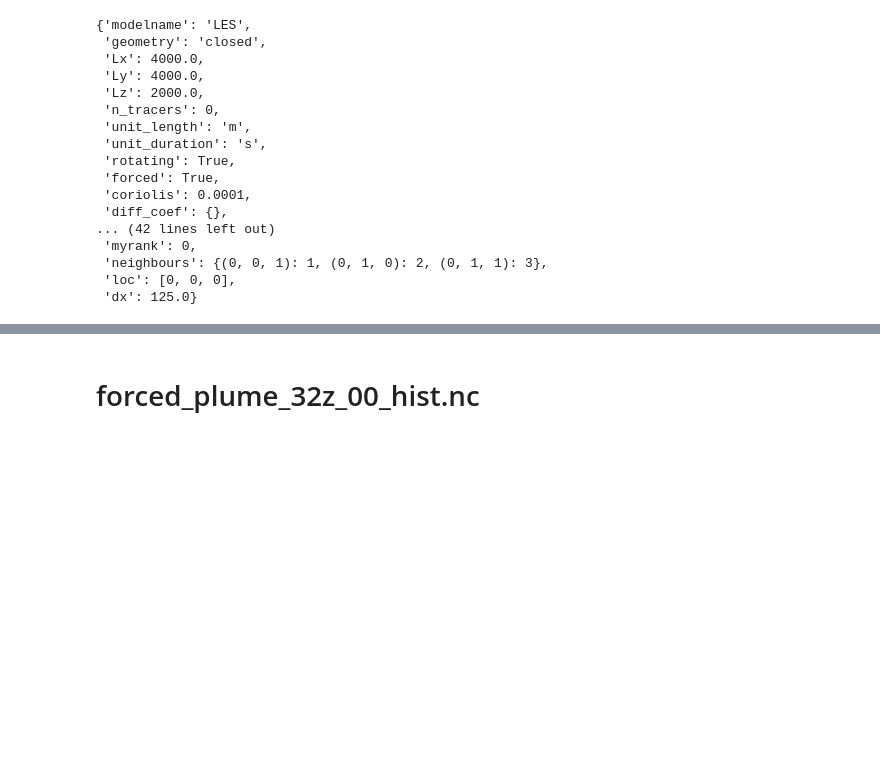
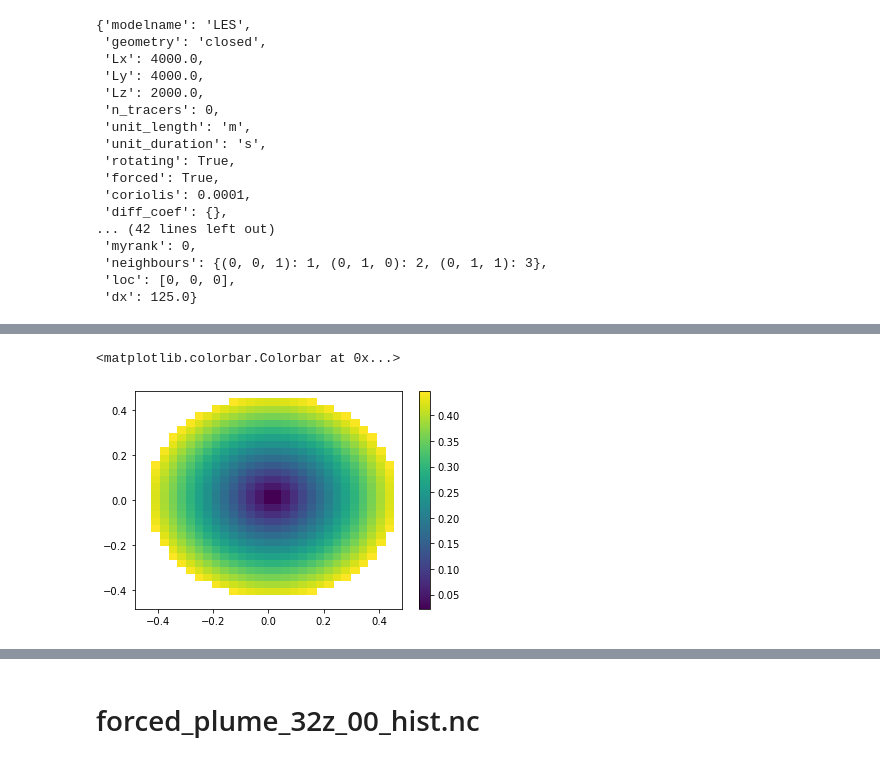
Before and after one commit to cpierard/Nyles, a Jupyter notebook: notebooks/Fluxes.ipynb, the cells around one changed output, grey strips where cells are left out. Saved outputs shown, nothing was run; the diff lists cells and outputs as text; code cells hidden in the pictures; blank space fills up the shorter version.

```diff
--- a/notebooks/Fluxes.ipynb
+++ b/notebooks/Fluxes.ipynb
@@ -76,0 +32,8 @@ w = diagnostics.velocity_interpolation(w, axis=1)
+# %%
+fields = exp.read_vars(['x', 'y', 'z'])
+x, y, z = np.meshgrid(fields['x']/exp.params['Lx'] - 0.5,
+                     fields['y']/exp.params['Lx'] - 0.5,
+                     fields['z']/exp.params['Lz'])
+
+d = np.sqrt((XX)**2 + (YY)**2)
+#mask = ma.masked_outside(r, 0, r_max)
@@ -76,0 +51,2 @@ w = diagnostics.velocity_interpolation(w, axis=1)
+# %%
+mask_1 = ma.masked_outside(d, 0, 0.45)
@@ -76,0 +55,9 @@ w = diagnostics.velocity_interpolation(w, axis=1)
+# %%
+d_damp = ma.masked_array(d, mask_1.mask)
+d_damp = ma.masked_array(d_damp, mask_2.mask)
+# %%
+plt.pcolormesh(x[:,:,0], y[:,:,0], d_damp[:,:,0])
+plt.colorbar()
+# %% [output]
+<matplotlib.colorbar.Colorbar at 0x...>
+[figure, added]
```
Also changed, not shown: parts of 24 cells of this notebook, 2 other files.
